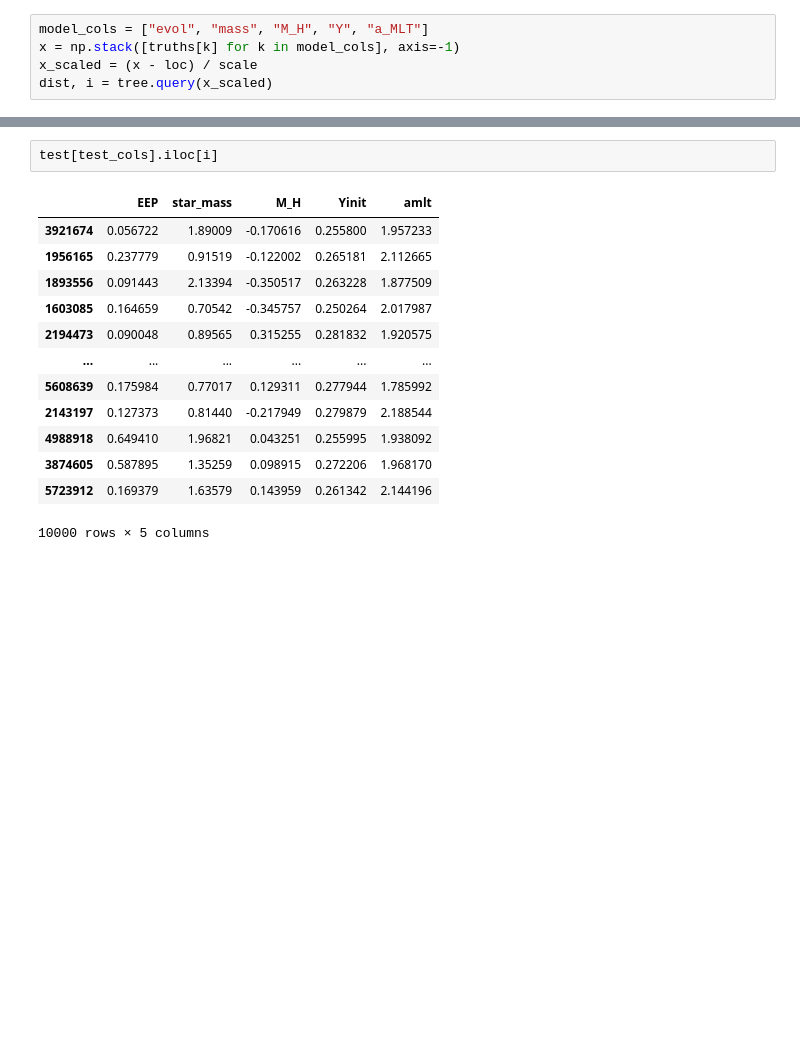
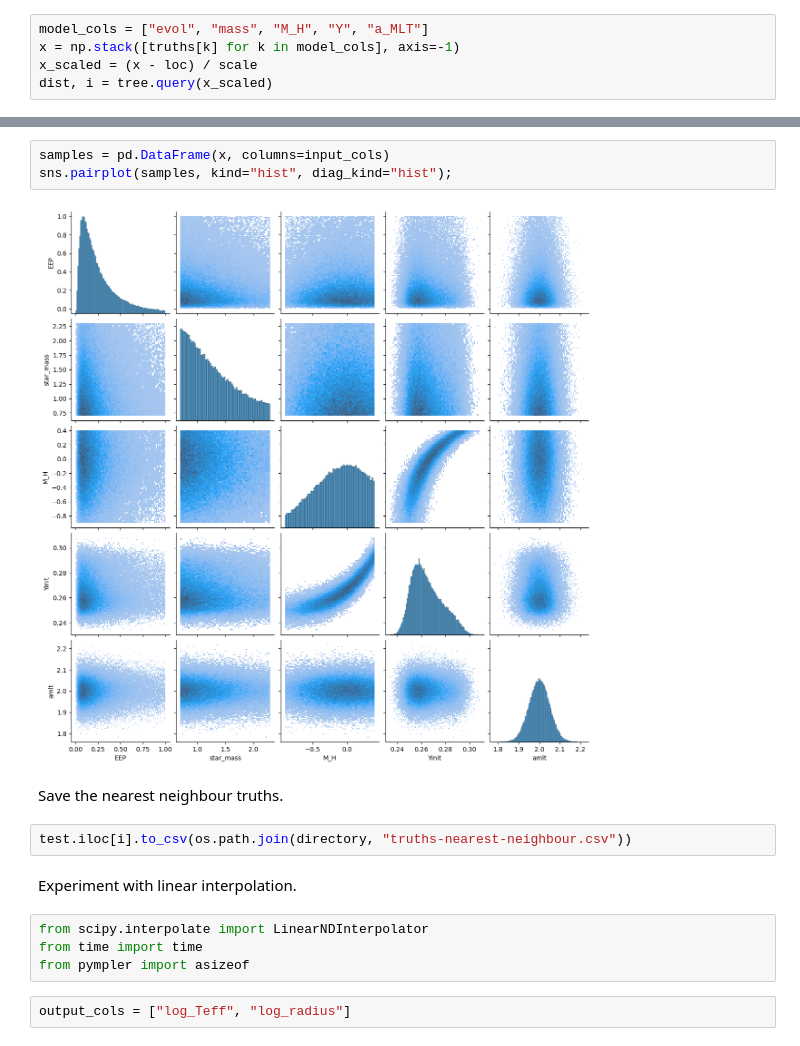
Before and after one commit to alexlyttle/scalable-stellar-inference, a Jupyter notebook: notebook/synthetic-test-stars.ipynb, the cells around one changed output, grey strips where cells are left out. Saved outputs shown, nothing was run; the diff lists cells and outputs as text; blank space fills up the shorter version.

```diff
--- a/notebook/synthetic-test-stars.ipynb
+++ b/notebook/synthetic-test-stars.ipynb
@@ -87,16 +156,17 @@ sns.pairplot(test[test_cols].iloc[i], kind="hist", diag_kind="hist");
-# %%
-test[test_cols].iloc[i]
-# %% [output]
-|  | EEP | star_mass | M_H | Yinit | amlt |
-| 3921674 | 0.056722 | 1.89009 | -0.170616 | 0.255800 | 1.957233 |
-| 1956165 | 0.237779 | 0.91519 | -0.122002 | 0.265181 | 2.112665 |
-| 1893556 | 0.091443 | 2.13394 | -0.350517 | 0.263228 | 1.877509 |
-| 1603085 | 0.164659 | 0.70542 | -0.345757 | 0.250264 | 2.017987 |
-| 2194473 | 0.090048 | 0.89565 | 0.315255 | 0.281832 | 1.920575 |
-| ... | ... | ... | ... | ... | ... |
-| 5608639 | 0.175984 | 0.77017 | 0.129311 | 0.277944 | 1.785992 |
-| 2143197 | 0.127373 | 0.81440 | -0.217949 | 0.279879 | 2.188544 |
-| 4988918 | 0.649410 | 1.96821 | 0.043251 | 0.255995 | 1.938092 |
-| 3874605 | 0.587895 | 1.35259 | 0.098915 | 0.272206 | 1.968170 |
-| 5723912 | 0.169379 | 1.63579 | 0.143959 | 0.261342 | 2.144196 |
-10000 rows × 5 columns
+# %%
+samples = pd.DataFrame(x, columns=input_cols)
+sns.pairplot(samples, kind="hist", diag_kind="hist");
+# %% [output]
+[figure, added]
+# %% [markdown]
+Save the nearest neighbour truths.
+# %%
+test.iloc[i].to_csv(os.path.join(directory, "truths-nearest-neighbour.csv"))
+# %% [markdown]
+Experiment with linear interpolation.
+# %%
+from scipy.interpolate import LinearNDInterpolator
+from time import time
+from pympler import asizeof
+# %%
+output_cols = ["log_Teff", "log_radius"]
```
Also changed, not shown: parts of 32 cells of this notebook.
